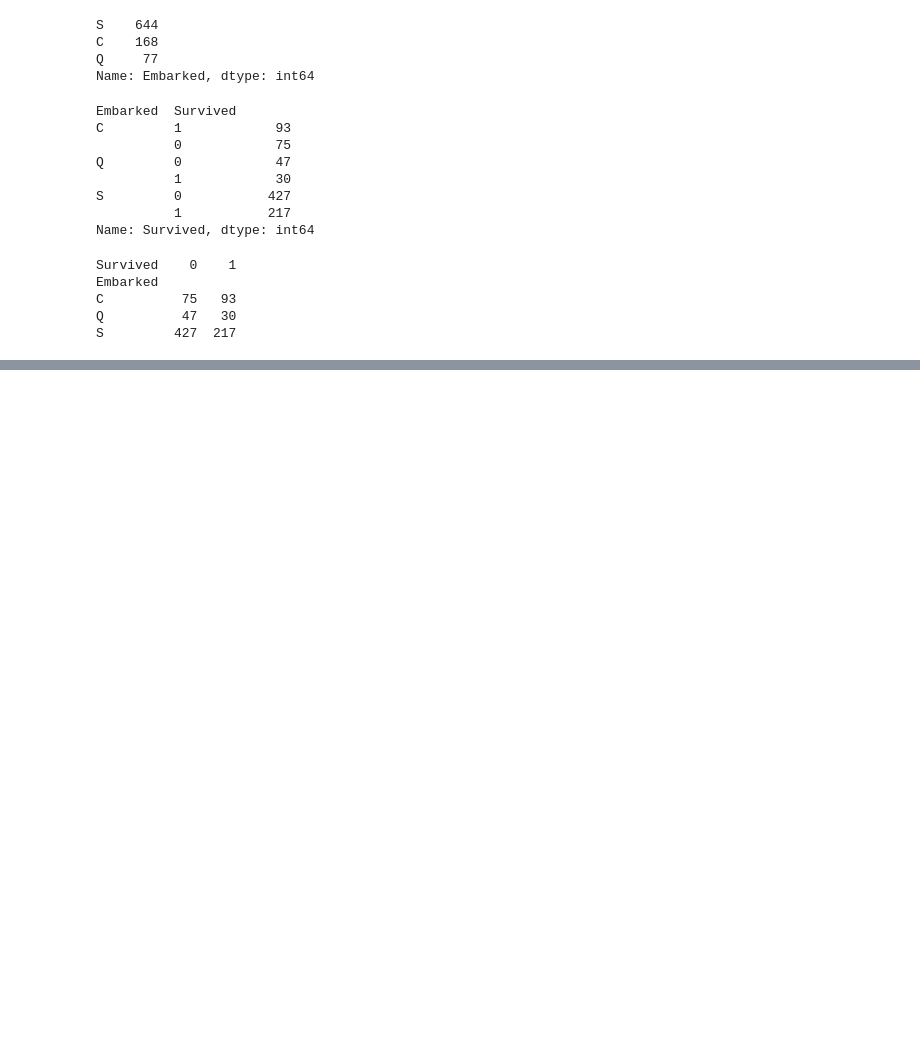
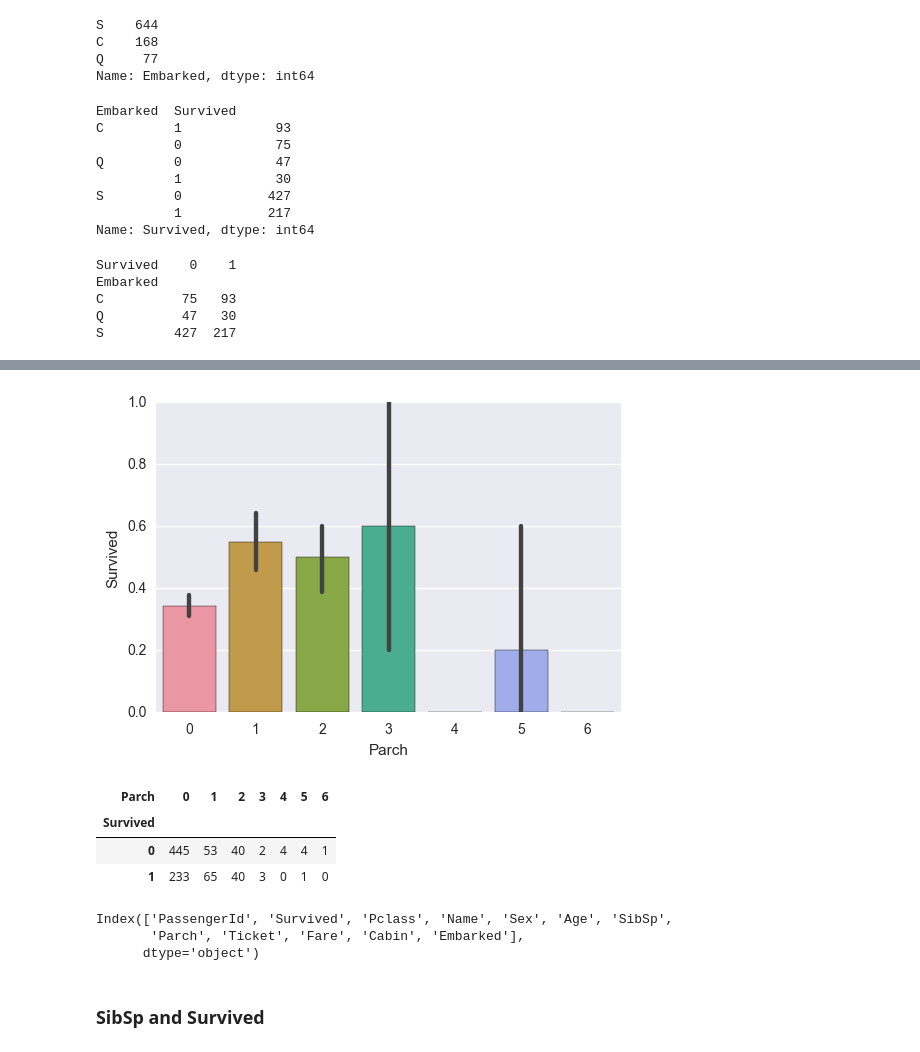
Before and after one commit to Chokurei/Titanic, a Jupyter notebook: script/temp.ipynb, the cells around one changed output, grey strips where cells are left out. Drawn from its saved outputs; the diff is of its cells as text; code cells hidden in the pictures; blank space fills up the shorter version.

```diff
--- a/script/temp.ipynb
+++ b/script/temp.ipynb
@@ -301,0 +336,20 @@ S         427  217
+# %%
+sns.barplot(x = 'Parch', y = 'Survived', data = train)
+plt.show()
+# %% [output]
+[figure, added]
+# %%
+pd.crosstab(train.Survived, train.Parch)
+# %% [output]
+| Parch | 0 | 1 | 2 | 3 | 4 | 5 | 6 |
+| Survived |  |  |  |  |  |  |  |
+| 0 | 445 | 53 | 40 | 2 | 4 | 4 | 1 |
+| 1 | 233 | 65 | 40 | 3 | 0 | 1 | 0 |
+# %%
+train.columns
+# %% [output]
+Index(['PassengerId', 'Survived', 'Pclass', 'Name', 'Sex', 'Age', 'SibSp',
+       'Parch', 'Ticket', 'Fare', 'Cabin', 'Embarked'],
+      dtype='object')
+# %% [markdown]
+### SibSp and Survived
```
Also changed, not shown: parts of 11 cells of this notebook.
